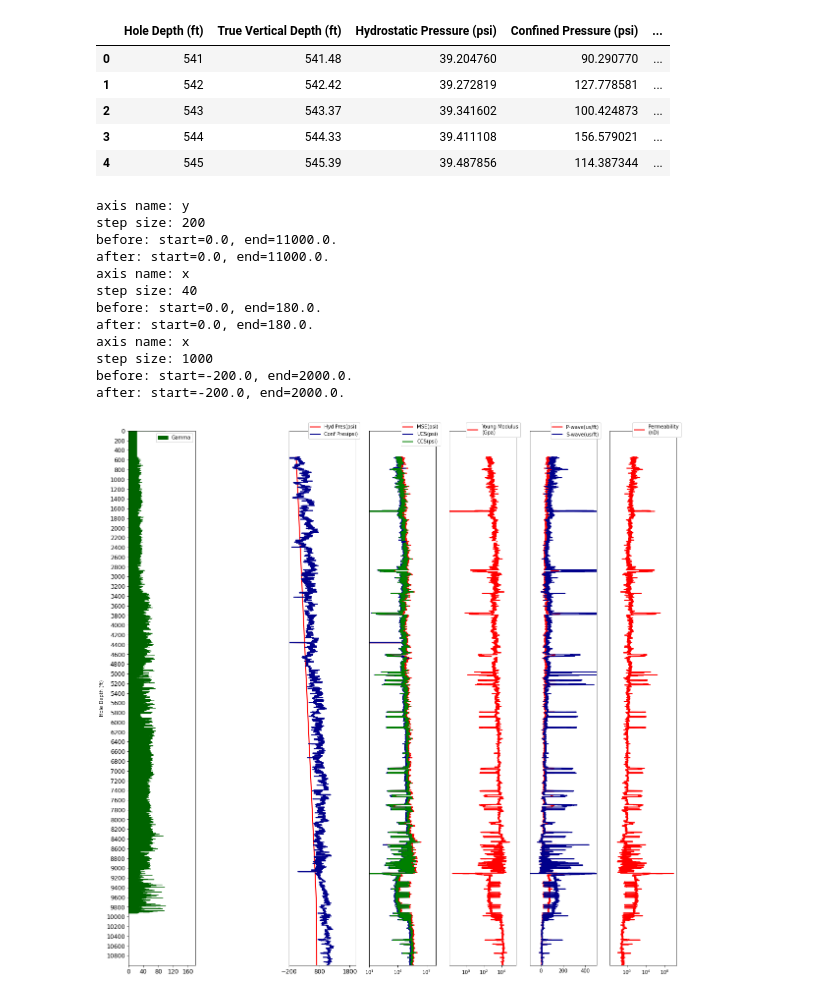
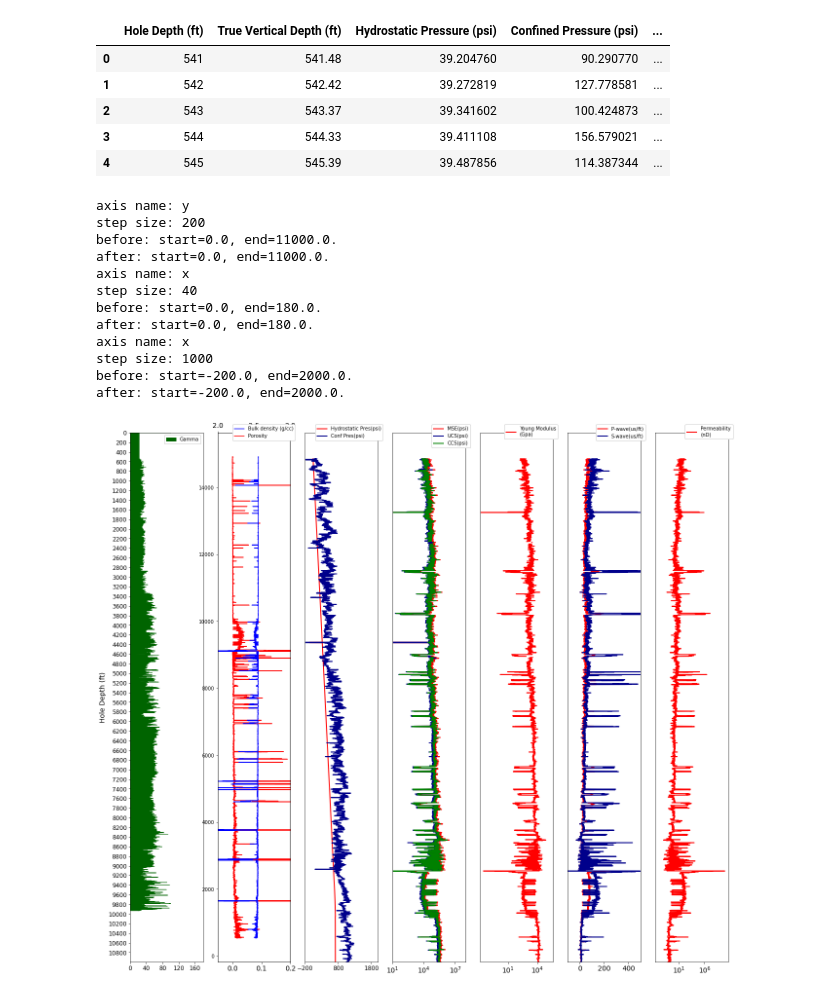
Before and after one commit to huytran187/LogVisualization, a Jupyter notebook: src.ipynb, the cells around one changed output. Cells and saved outputs as stored; diff of their text form; code cells hidden in the pictures.

Commit message:
add track 2

```diff
--- a/src.ipynb
+++ b/src.ipynb
@@ -28,8 +28,8 @@ X_LABELSIZE = 12
 Y_LABELSIZE = 12
 HOLE_DEPTH_MINIMUM = 0
 HOLE_DEPTH_MAXIMUM_FRACTION = 0.8
-Y_LABEL_FONTSIZE = 10
-X_LABEL_FONTSIZE = 10
+Y_LABEL_FONTSIZE = 14
+X_LABEL_FONTSIZE = 14
 TITLE_FONTSIZE = 14
 XTICKS_FONTSIZE = 14
 LINEWIDTH = 2
@@ -39,6 +39,8 @@ BBOX_TO_ANCHOR = (0.3, 0.52, 0.8, 0.5)
 
 #COLOR
 GAMMA_TRACK_COLOR = 'darkgreen'
+POROSITY_COLOR = 'red'
+DENSITY_COLOR = 'blue'
 HYDROSTATICPRESSURE_TRACK_COLOR = 'red'
 CONFINEDPRESSURE_TRACK_COLOR = 'darkblue'
 MECHANICAL_SPECIFIC_ENERGY_COLOR = 'red'
@@ -68,7 +70,7 @@ def set_ticks_step(axis_instance, axis_name, step_size):
 
 
 # general figure object
-fig = plt.figure(figsize=(20, 20))
+fig = plt.figure(figsize=(22, 20))
 
 # GAMMA
 ax1 = fig.add_subplot(1, NUM_TRACKS, 1)
@@ -89,16 +91,31 @@ ax1.tick_params(axis='y', labelsize=Y_LABELSIZE)
 ax1.tick_params(axis='x', labelsize=X_LABELSIZE)
 # depth is inverted
 ax1.set_ylim(ax1.get_ylim()[::-1])
-
 # name of y
 ax1.set_ylabel('Hole Depth (ft)', fontsize=Y_LABEL_FONTSIZE)
 
+# porosity and density
+ax2 = fig.add_subplot(1, NUM_TRACKS, 2)
+ax2.plot(logs_df['Porosity (fraction)'], logs_df['Hole Depth (ft)'],
+        color=POROSITY_COLOR)
+ax2.set_xlim((-0.05, 0.2))
+# density
+ax2_1 = ax2.twiny()
+ax2_1.plot(logs_df['Bulk Density (g/cc)'], logs_df['Hole Depth (ft)'],
+          color=DENSITY_COLOR,
+          label='Bulk density (g/cc)')
+ax2_1.set_xlim((2, 3))
+#dummy for porosity
+ax2_1.plot([], [],
+         color=POROSITY_COLOR,
+        label='Porosity')
+ax2_1.legend(bbox_to_anchor=BBOX_TO_ANCHOR, framealpha=1.0)
 
 # HYDROSTATIC PRESSURE CONFINED PRESSURE
 ax3 = fig.add_subplot(1, NUM_TRACKS, 3)
 ax3.plot(logs_df['Hydrostatic Pressure (psi)'], logs_df['Hole Depth (ft)'],
         color=HYDROSTATICPRESSURE_TRACK_COLOR, linewidth=LINEWIDTH,
-        label='Hyd Pres(psi)')
+        label='Hydrostatic Pres(psi)')
 
 ax3.set_xlim(-200, 2000)
 # CONFINED PRESSURE
@@ -153,31 +170,31 @@ ax6.plot(logs_df['Shear wave (microsec/ft)'], logs_df['Hole Depth (ft)'],
         label='S-wave(us/ft)')
 ax6.legend(bbox_to_anchor=BBOX_TO_ANCHOR, framealpha=1.0)
 ax6.tick_params(axis='x', labelsize=X_LABEL_FONTSIZE)
 ax6.set_ylim(ax1.get_ylim())
 ax6.set_yticks([])
 ax6.set_xlim((-100, 500))
 
 ax7 = fig.add_subplot(1, NUM_TRACKS, 7)
 ax7.plot(logs_df['Permeability (nD)'], logs_df['Hole Depth (ft)'],
         color=PERM_COLOR, linewidth=LINEWIDTH,
         label='Permeability\n(nD)')
 ax7.legend(bbox_to_anchor=BBOX_TO_ANCHOR, framealpha=1.0)
 ax7.tick_params(axis='x', labelsize=X_LABEL_FONTSIZE)
 ax7.set_ylim(ax1.get_ylim())
 ax7.set_yticks([])
 ax7.set_xscale('log')
 plt.show()
 # %% [output]
 axis name: y
 step size: 200
 before: start=0.0, end=11000.0.
 after: start=0.0, end=11000.0.
 axis name: x
 step size: 40
 before: start=0.0, end=180.0.
 after: start=0.0, end=180.0.
 axis name: x
 step size: 1000
 before: start=-200.0, end=2000.0.
 after: start=-200.0, end=2000.0.
-[figure, old version]
+[figure, new version]
```
